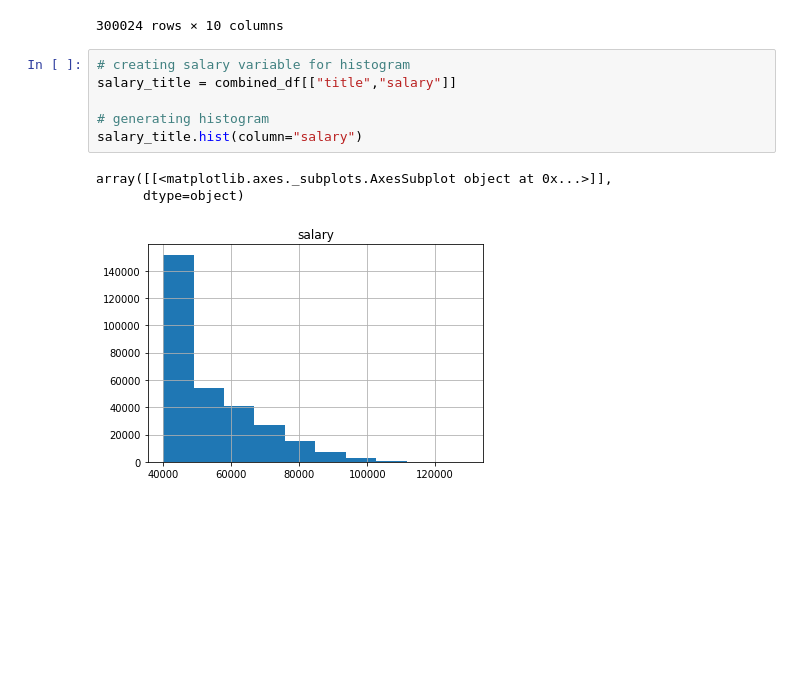
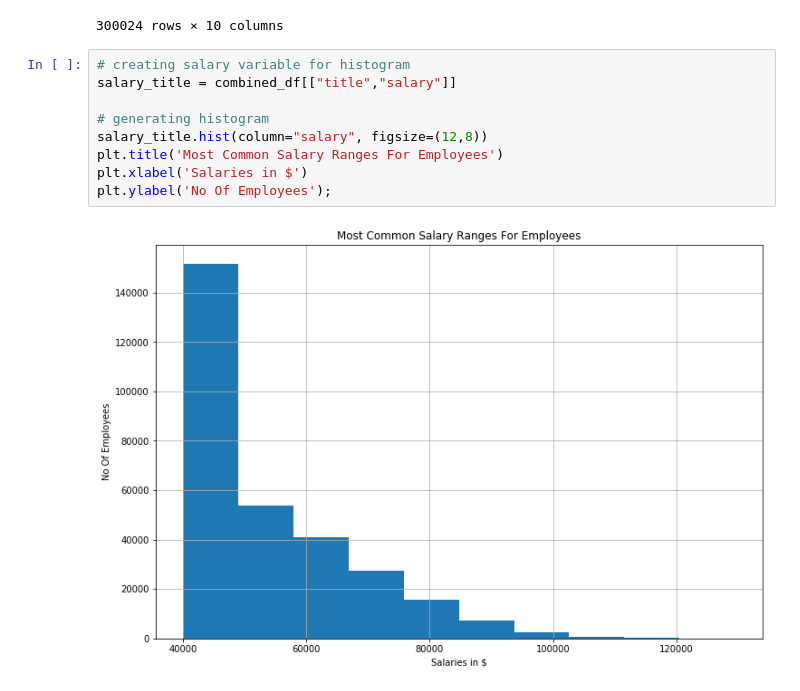
Before and after one commit to cell2silicon/sql-challenge, a Jupyter notebook: EmployeeSQL/bonus.ipynb, the cells around one changed output. Cells and saved outputs as stored; diff of their text form; blank space fills up the shorter version.

```diff
--- a/EmployeeSQL/bonus.ipynb
+++ b/EmployeeSQL/bonus.ipynb
@@ -96,13 +101,14 @@ combined_df
 # %%
 # creating salary variable for histogram
 salary_title = combined_df[["title","salary"]]
 
 # generating histogram
-salary_title.hist(column="salary")
+salary_title.hist(column="salary", figsize=(12,8))
+plt.title('Most Common Salary Ranges For Employees')
+plt.xlabel('Salaries in $')
+plt.ylabel('No Of Employees');
 # %% [output]
-array([[<matplotlib.axes._subplots.AxesSubplot object at 0x...>]],
-      dtype=object)
-[figure, old version]
+[figure, new version]
 # %%
 # getting mean of salary when grouping by title
 mean_salary = combined_df.groupby(["title"])["salary"].mean()
```
Also changed, not shown: parts of 2 cells of this notebook, 1 other file.
